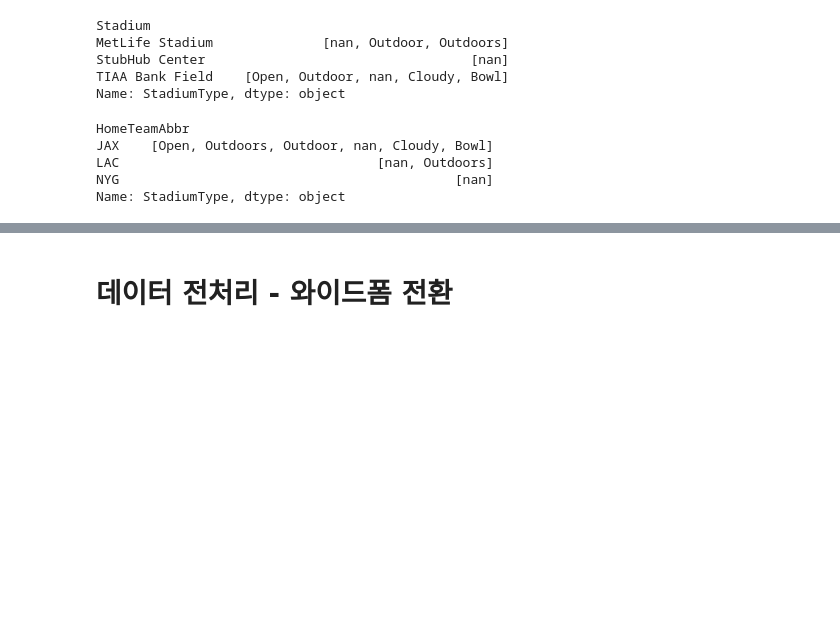
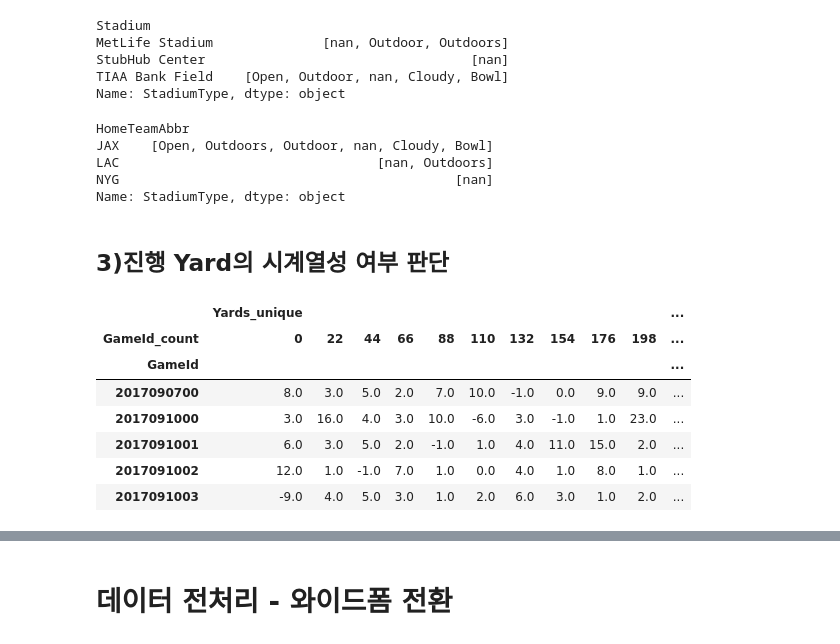
Before and after one commit to neverland251/MainProject, a Jupyter notebook: Project/DataMining/NFL yard/NFL.ipynb, the cells around one changed output, grey strips where cells are left out. Drawn from its saved outputs; the diff is of its cells as text; code cells hidden in the pictures; blank space fills up the shorter version.

```diff
--- a/Project/DataMining/NFL yard/NFL.ipynb
+++ b/Project/DataMining/NFL yard/NFL.ipynb
@@ -458,3 +343,5 @@ JAX    [Open, Outdoors, Outdoor, nan, Cloudy, Bowl]
 LAC                                 [nan, Outdoors]
 NYG                                           [nan]
 Name: StadiumType, dtype: object
+# %% [markdown]
+## 3)진행 Yard의 시계열성 여부 판단
@@ -460,0 +367,11 @@ Name: StadiumType, dtype: object
+# %%
+temp.head()
+# %% [output]
+|  | Yards_unique |  |  |  |  |  |  |  |  |  | ... |
+| GameId_count | 0 | 22 | 44 | 66 | 88 | 110 | 132 | 154 | 176 | 198 | ... |
+| GameId |  |  |  |  |  |  |  |  |  |  | ... |
+| 2017090700 | 8.0 | 3.0 | 5.0 | 2.0 | 7.0 | 10.0 | -1.0 | 0.0 | 9.0 | 9.0 | ... |
+| 2017091000 | 3.0 | 16.0 | 4.0 | 3.0 | 10.0 | -6.0 | 3.0 | -1.0 | 1.0 | 23.0 | ... |
+| 2017091001 | 6.0 | 3.0 | 5.0 | 2.0 | -1.0 | 1.0 | 4.0 | 11.0 | 15.0 | 2.0 | ... |
+| 2017091002 | 12.0 | 1.0 | -1.0 | 7.0 | 1.0 | 0.0 | 4.0 | 1.0 | 8.0 | 1.0 | ... |
+| 2017091003 | -9.0 | 4.0 | 5.0 | 3.0 | 1.0 | 2.0 | 6.0 | 3.0 | 1.0 | 2.0 | ... |
```
Also changed, not shown: parts of 51 cells of this notebook.
